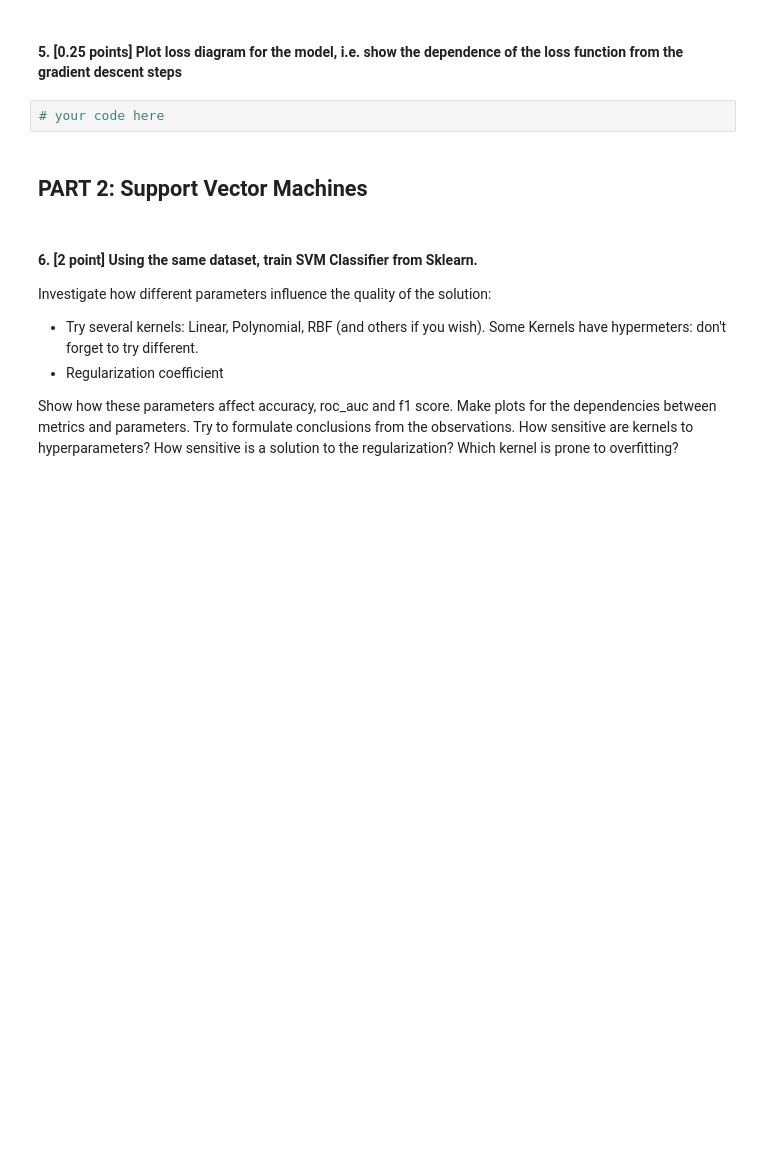
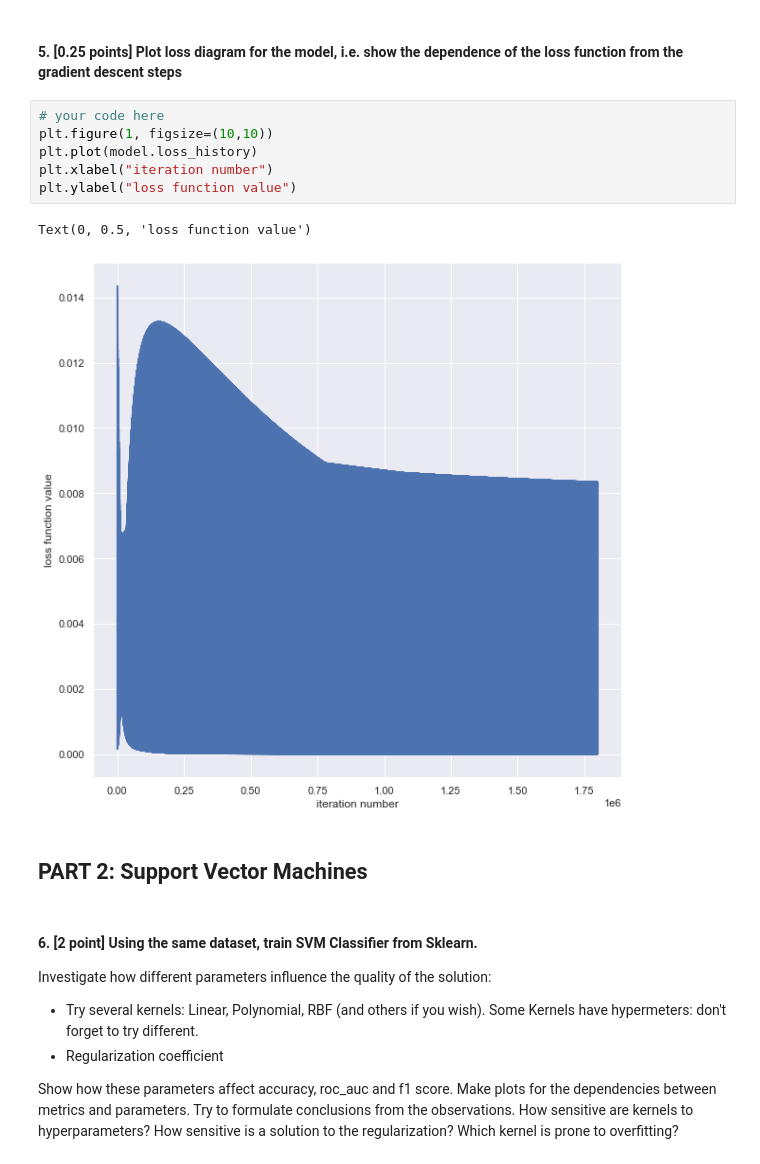
Before and after one commit to shmelzz/data_analysis, a Jupyter notebook: hw3/ml_hw3_Shelemekh_206.ipynb, the cells around one changed output. Cells and saved outputs as stored; diff of their text form; blank space fills up the shorter version.

```diff
--- a/hw3/ml_hw3_Shelemekh_206.ipynb
+++ b/hw3/ml_hw3_Shelemekh_206.ipynb
@@ -132,7 +146,14 @@ plot_decision_boundary(model, X, y)
 # %% [markdown]
 #### 5. [0.25 points] Plot loss diagram for the model, i.e. show the dependence of the loss function from the gradient descent steps
-# %%
-# your code here
+# %%
+# your code here
+plt.figure(1, figsize=(10,10))
+plt.plot(model.loss_history)
+plt.xlabel("iteration number")
+plt.ylabel("loss function value")
+# %% [output]
+Text(0, 0.5, 'loss function value')
+[figure, added]
 # %% [markdown]
 ## PART 2: Support Vector Machines
 # %% [markdown]
```
Also changed, not shown: parts of 8 cells of this notebook.
